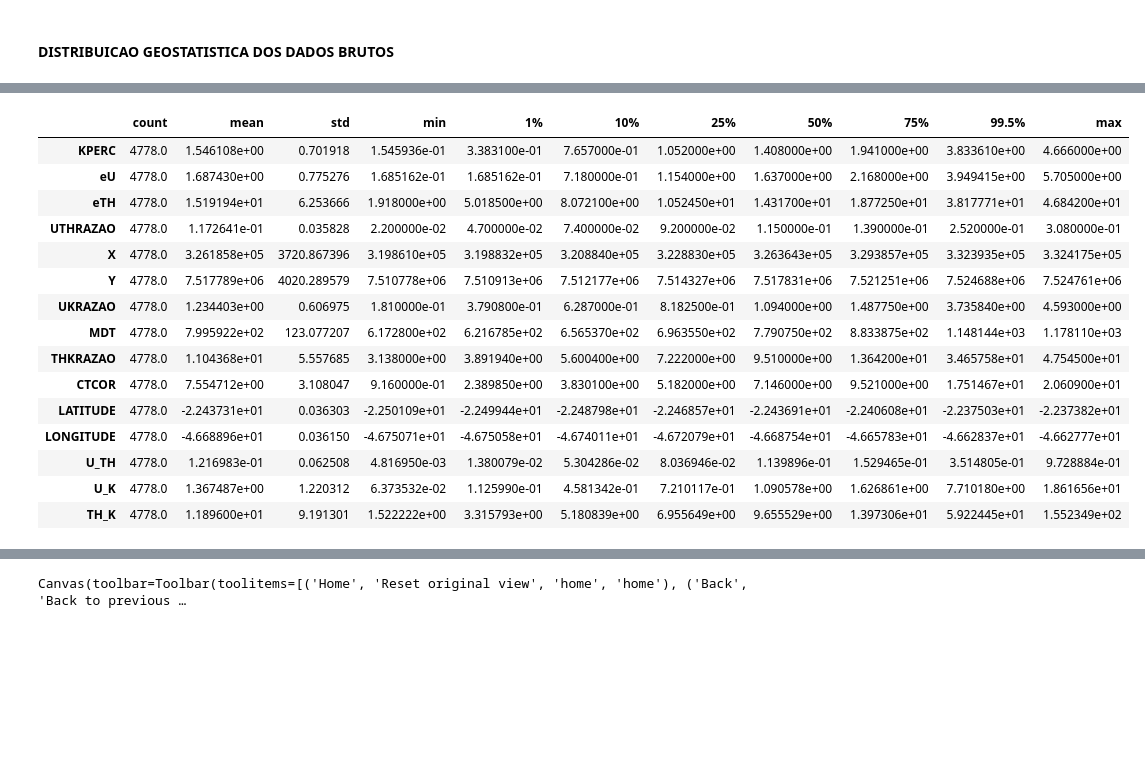
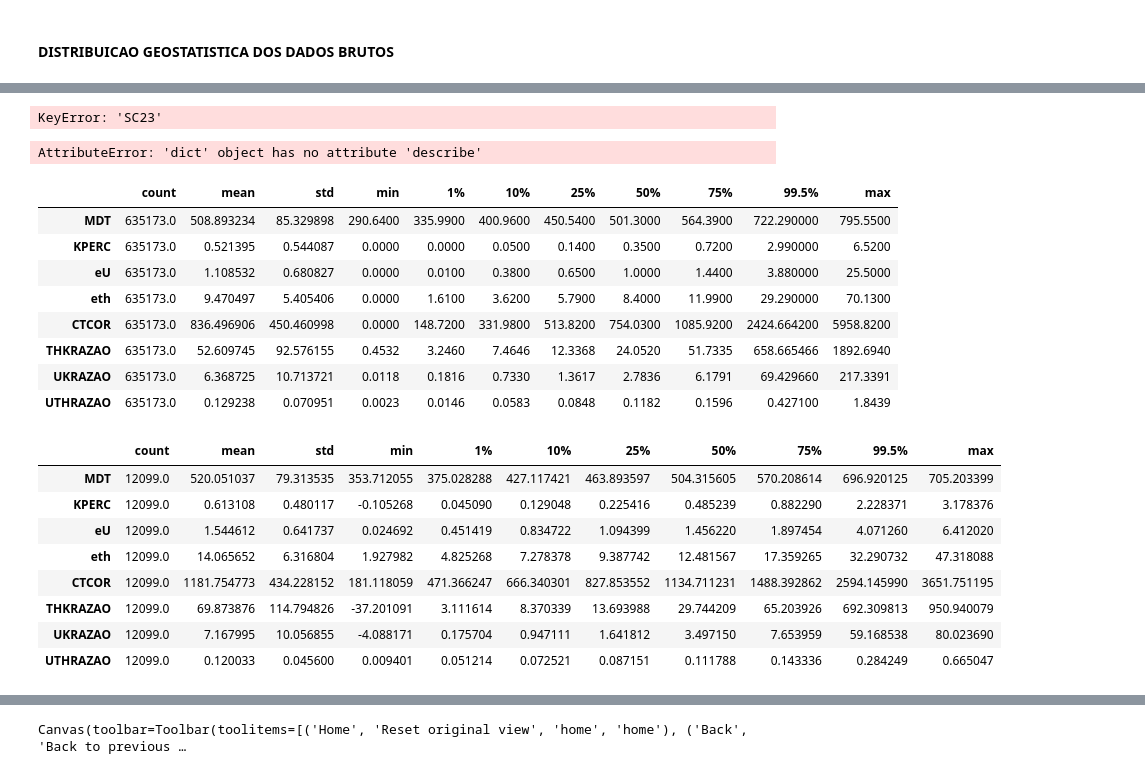
Before and after one commit to Gabriel-Goes/mapeamento_litologico_preditivo, a Jupyter notebook: TestScript de Pré Processamento de dados Aero-Gamaespectometricos.ipynb, the cells around one changed output, grey strips where cells are left out. Cells and saved outputs as stored; diff of their text form; code cells hidden in the pictures; blank space fills up the shorter version.

```diff
--- a/TestScript de Pré Processamento de dados Aero-Gamaespectometricos.ipynb
+++ b/TestScript de Pré Processamento de dados Aero-Gamaespectometricos.ipynb
@@ -203,3 +216,5 @@ NameError: name 'SF23_Y_A_III_4_SW_scores' is not defined
 # %%
-SF23_Y_A_III_4_SW_raw_data = dic_cartas['raw_data']['SF23_Y_A_III_4_SW']
-SF23_Y_A_III_4_SW_raw_data_describe = SF23_Y_A_III_4_SW_raw_data.describe(percentiles=(0.01,0.1,0.25,0.5,0.75,0.995))
+SC23_raw_data = dic_cartas['raw_data']['SC23']
+SC23_raw_data_describe = SC23_raw_data.describe(percentiles=(0.01,0.1,0.25,0.5,0.75,0.995))
+# %% [output]
+KeyError: 'SC23'
@@ -206,19 +224,32 @@ SF23_Y_A_III_4_SW_raw_data_describe = SF23_Y_A_III_4_SW_raw_data.describe(percen
+# %%
+SC23_Z_A_IV_splines = dic_cartas['splines']['SC23']
+SC23_Z_A_IV_splines_describe = SC23_Z_A_IV_splines.describe(percentiles=(0.01,0.1,0.25,0.5,0.75,0.995))
+# %% [output]
+AttributeError: 'dict' object has no attribute 'describe'
+# %%
+SC23_raw_data_describe.drop(columns=['LATITUDE','LONGITUDE','X','Y'],inplace=True)
 # %%
-SF23_Y_A_III_4_SW_raw_data_describe.T
+SC23_raw_data_describe.T
 # %% [output]
 |  | count | mean | std | min | 1% | 10% | 25% | 50% | 75% | 99.5% | max |
-| KPERC | 4778.0 | 1.546108e+00 | 0.701918 | 1.545936e-01 | 3.383100e-01 | 7.657000e-01 | 1.052000e+00 | 1.408000e+00 | 1.941000e+00 | 3.833610e+00 | 4.666000e+00 |
-| eU | 4778.0 | 1.687430e+00 | 0.775276 | 1.685162e-01 | 1.685162e-01 | 7.180000e-01 | 1.154000e+00 | 1.637000e+00 | 2.168000e+00 | 3.949415e+00 | 5.705000e+00 |
-| eTH | 4778.0 | 1.519194e+01 | 6.253666 | 1.918000e+00 | 5.018500e+00 | 8.072100e+00 | 1.052450e+01 | 1.431700e+01 | 1.877250e+01 | 3.817771e+01 | 4.684200e+01 |
-| UTHRAZAO | 4778.0 | 1.172641e-01 | 0.035828 | 2.200000e-02 | 4.700000e-02 | 7.400000e-02 | 9.200000e-02 | 1.150000e-01 | 1.390000e-01 | 2.520000e-01 | 3.080000e-01 |
-| X | 4778.0 | 3.261858e+05 | 3720.867396 | 3.198610e+05 | 3.198832e+05 | 3.208840e+05 | 3.228830e+05 | 3.263643e+05 | 3.293857e+05 | 3.323935e+05 | 3.324175e+05 |
-| Y | 4778.0 | 7.517789e+06 | 4020.289579 | 7.510778e+06 | 7.510913e+06 | 7.512177e+06 | 7.514327e+06 | 7.517831e+06 | 7.521251e+06 | 7.524688e+06 | 7.524761e+06 |
-| UKRAZAO | 4778.0 | 1.234403e+00 | 0.606975 | 1.810000e-01 | 3.790800e-01 | 6.287000e-01 | 8.182500e-01 | 1.094000e+00 | 1.487750e+00 | 3.735840e+00 | 4.593000e+00 |
-| MDT | 4778.0 | 7.995922e+02 | 123.077207 | 6.172800e+02 | 6.216785e+02 | 6.565370e+02 | 6.963550e+02 | 7.790750e+02 | 8.833875e+02 | 1.148144e+03 | 1.178110e+03 |
-| THKRAZAO | 4778.0 | 1.104368e+01 | 5.557685 | 3.138000e+00 | 3.891940e+00 | 5.600400e+00 | 7.222000e+00 | 9.510000e+00 | 1.364200e+01 | 3.465758e+01 | 4.754500e+01 |
-| CTCOR | 4778.0 | 7.554712e+00 | 3.108047 | 9.160000e-01 | 2.389850e+00 | 3.830100e+00 | 5.182000e+00 | 7.146000e+00 | 9.521000e+00 | 1.751467e+01 | 2.060900e+01 |
-| LATITUDE | 4778.0 | -2.243731e+01 | 0.036303 | -2.250109e+01 | -2.249944e+01 | -2.248798e+01 | -2.246857e+01 | -2.243691e+01 | -2.240608e+01 | -2.237503e+01 | -2.237382e+01 |
-| LONGITUDE | 4778.0 | -4.668896e+01 | 0.036150 | -4.675071e+01 | -4.675058e+01 | -4.674011e+01 | -4.672079e+01 | -4.668754e+01 | -4.665783e+01 | -4.662837e+01 | -4.662777e+01 |
-| U_TH | 4778.0 | 1.216983e-01 | 0.062508 | 4.816950e-03 | 1.380079e-02 | 5.304286e-02 | 8.036946e-02 | 1.139896e-01 | 1.529465e-01 | 3.514805e-01 | 9.728884e-01 |
-| U_K | 4778.0 | 1.367487e+00 | 1.220312 | 6.373532e-02 | 1.125990e-01 | 4.581342e-01 | 7.210117e-01 | 1.090578e+00 | 1.626861e+00 | 7.710180e+00 | 1.861656e+01 |
-| TH_K | 4778.0 | 1.189600e+01 | 9.191301 | 1.522222e+00 | 3.315793e+00 | 5.180839e+00 | 6.955649e+00 | 9.655529e+00 | 1.397306e+01 | 5.922445e+01 | 1.552349e+02 |
+| MDT | 635173.0 | 508.893234 | 85.329898 | 290.6400 | 335.9900 | 400.9600 | 450.5400 | 501.3000 | 564.3900 | 722.290000 | 795.5500 |
+| KPERC | 635173.0 | 0.521395 | 0.544087 | 0.0000 | 0.0000 | 0.0500 | 0.1400 | 0.3500 | 0.7200 | 2.990000 | 6.5200 |
+| eU | 635173.0 | 1.108532 | 0.680827 | 0.0000 | 0.0100 | 0.3800 | 0.6500 | 1.0000 | 1.4400 | 3.880000 | 25.5000 |
+| eth | 635173.0 | 9.470497 | 5.405406 | 0.0000 | 1.6100 | 3.6200 | 5.7900 | 8.4000 | 11.9900 | 29.290000 | 70.1300 |
+| CTCOR | 635173.0 | 836.496906 | 450.460998 | 0.0000 | 148.7200 | 331.9800 | 513.8200 | 754.0300 | 1085.9200 | 2424.664200 | 5958.8200 |
+| THKRAZAO | 635173.0 | 52.609745 | 92.576155 | 0.4532 | 3.2460 | 7.4646 | 12.3368 | 24.0520 | 51.7335 | 658.665466 | 1892.6940 |
+| UKRAZAO | 635173.0 | 6.368725 | 10.713721 | 0.0118 | 0.1816 | 0.7330 | 1.3617 | 2.7836 | 6.1791 | 69.429660 | 217.3391 |
+| UTHRAZAO | 635173.0 | 0.129238 | 0.070951 | 0.0023 | 0.0146 | 0.0583 | 0.0848 | 0.1182 | 0.1596 | 0.427100 | 1.8439 |
+# %%
+SC23_Z_A_IV_lito_splines_describe.drop(columns=['easting','northing'],inplace=True)
+SC23_Z_A_IV_lito_splines_describe.T
+# %% [output]
+|  | count | mean | std | min | 1% | 10% | 25% | 50% | 75% | 99.5% | max |
+| MDT | 12099.0 | 520.051037 | 79.313535 | 353.712055 | 375.028288 | 427.117421 | 463.893597 | 504.315605 | 570.208614 | 696.920125 | 705.203399 |
+| KPERC | 12099.0 | 0.613108 | 0.480117 | -0.105268 | 0.045090 | 0.129048 | 0.225416 | 0.485239 | 0.882290 | 2.228371 | 3.178376 |
+| eU | 12099.0 | 1.544612 | 0.641737 | 0.024692 | 0.451419 | 0.834722 | 1.094399 | 1.456220 | 1.897454 | 4.071260 | 6.412020 |
+| eth | 12099.0 | 14.065652 | 6.316804 | 1.927982 | 4.825268 | 7.278378 | 9.387742 | 12.481567 | 17.359265 | 32.290732 | 47.318088 |
+| CTCOR | 12099.0 | 1181.754773 | 434.228152 | 181.118059 | 471.366247 | 666.340301 | 827.853552 | 1134.711231 | 1488.392862 | 2594.145990 | 3651.751195 |
+| THKRAZAO | 12099.0 | 69.873876 | 114.794826 | -37.201091 | 3.111614 | 8.370339 | 13.693988 | 29.744209 | 65.203926 | 692.309813 | 950.940079 |
+| UKRAZAO | 12099.0 | 7.167995 | 10.056855 | -4.088171 | 0.175704 | 0.947111 | 1.641812 | 3.497150 | 7.653959 | 59.168538 | 80.023690 |
+| UTHRAZAO | 12099.0 | 0.120033 | 0.045600 | 0.009401 | 0.051214 | 0.072521 | 0.087151 | 0.111788 | 0.143336 | 0.284249 | 0.665047 |
```
Also changed, not shown: parts of 67 cells of this notebook, 17 other files.
